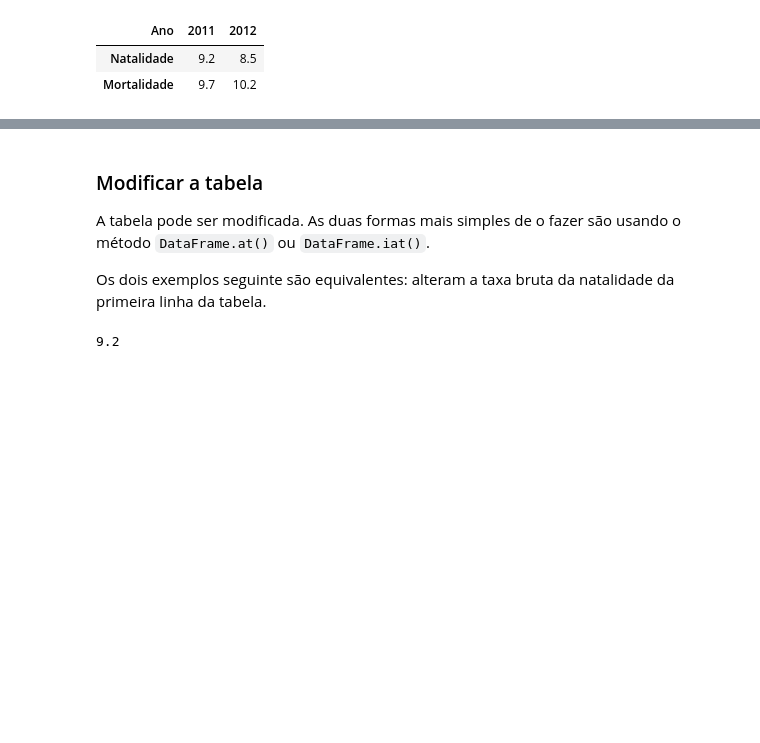
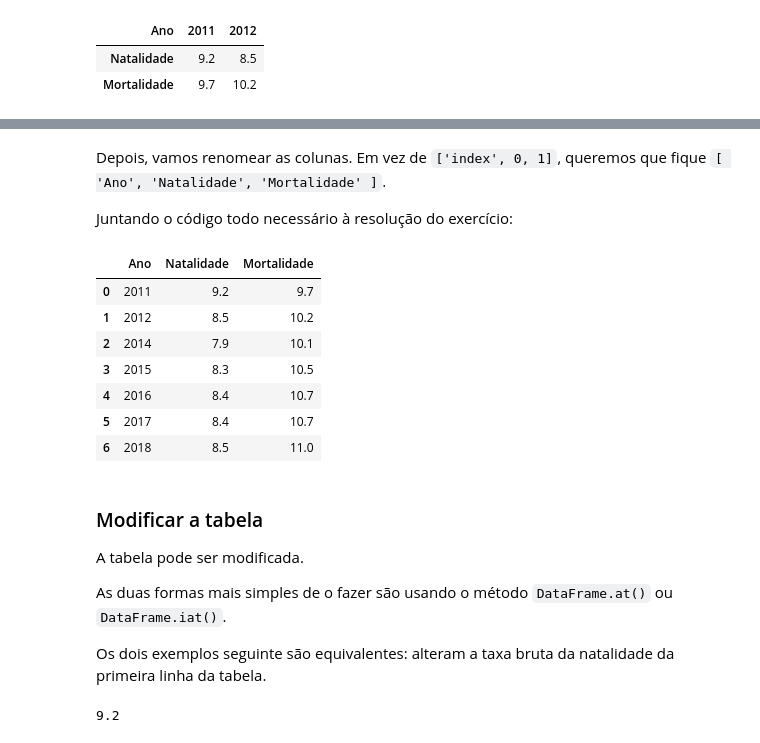
Before and after one commit to jgrocha/jupyter, a Jupyter notebook: notebooks/Introdução às tabelas resolvido.ipynb, the cells around one changed output, grey strips where cells are left out. Saved outputs shown, nothing was run; the diff lists cells and outputs as text; code cells hidden in the pictures; blank space fills up the shorter version.

```diff
--- a/notebooks/Introdução às tabelas resolvido.ipynb
+++ b/notebooks/Introdução às tabelas resolvido.ipynb
@@ -298,7 +377,38 @@ pop[[2011, 2012]]
+# %% [markdown]
+Depois, vamos renomear as colunas. Em vez de `['index', 0, 1]`, queremos que fique `[ 'Ano', 'Natalidade', 'Mortalidade' ]`.
+
+Juntando o código todo necessário à resolução do exercício:
+# %%
+dados = {
+    '2011': (9.2, 9.7),
+    '2012':	(8.5, 10.2),
+    '2014':	(7.9, 10.1),
+    '2015':	(8.3, 10.5),
+    '2016':	(8.4, 10.7),
+    '2017':	(8.4, 10.7),
+    '2018':	(8.5, 11.0)
+}
+evolução = pandas.DataFrame(dados)
+transposta = evolução.transpose()
+transposta.reset_index()
+nova = transposta.reset_index()
+nova.columns = [ 'Ano', 'Natalidade', 'Mortalidade' ]
+nova
+# %% [output]
+|  | Ano | Natalidade | Mortalidade |
+| 0 | 2011 | 9.2 | 9.7 |
+| 1 | 2012 | 8.5 | 10.2 |
+| 2 | 2014 | 7.9 | 10.1 |
+| 3 | 2015 | 8.3 | 10.5 |
+| 4 | 2016 | 8.4 | 10.7 |
+| 5 | 2017 | 8.4 | 10.7 |
+| 6 | 2018 | 8.5 | 11.0 |
 # %% [markdown]
 ### Modificar a tabela
 
-A tabela pode ser modificada. As duas formas mais simples de o fazer são usando o método `DataFrame.at()` ou `DataFrame.iat()`.
+A tabela pode ser modificada.
+
+As duas formas mais simples de o fazer são usando o método `DataFrame.at()` ou `DataFrame.iat()`.
 
 Os dois exemplos seguinte são equivalentes: alteram a taxa bruta da natalidade da primeira linha da tabela.
 # %%
```
Also changed, not shown: parts of 13 cells of this notebook, 3 other files.
